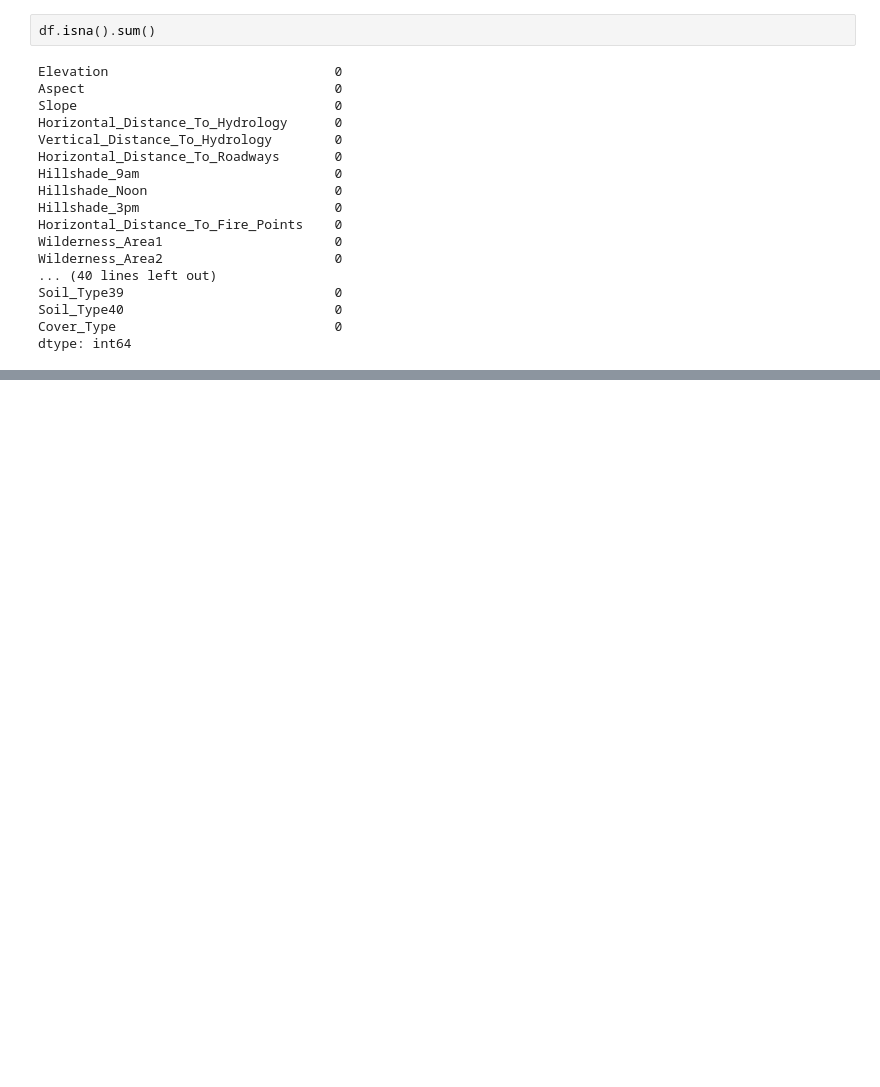
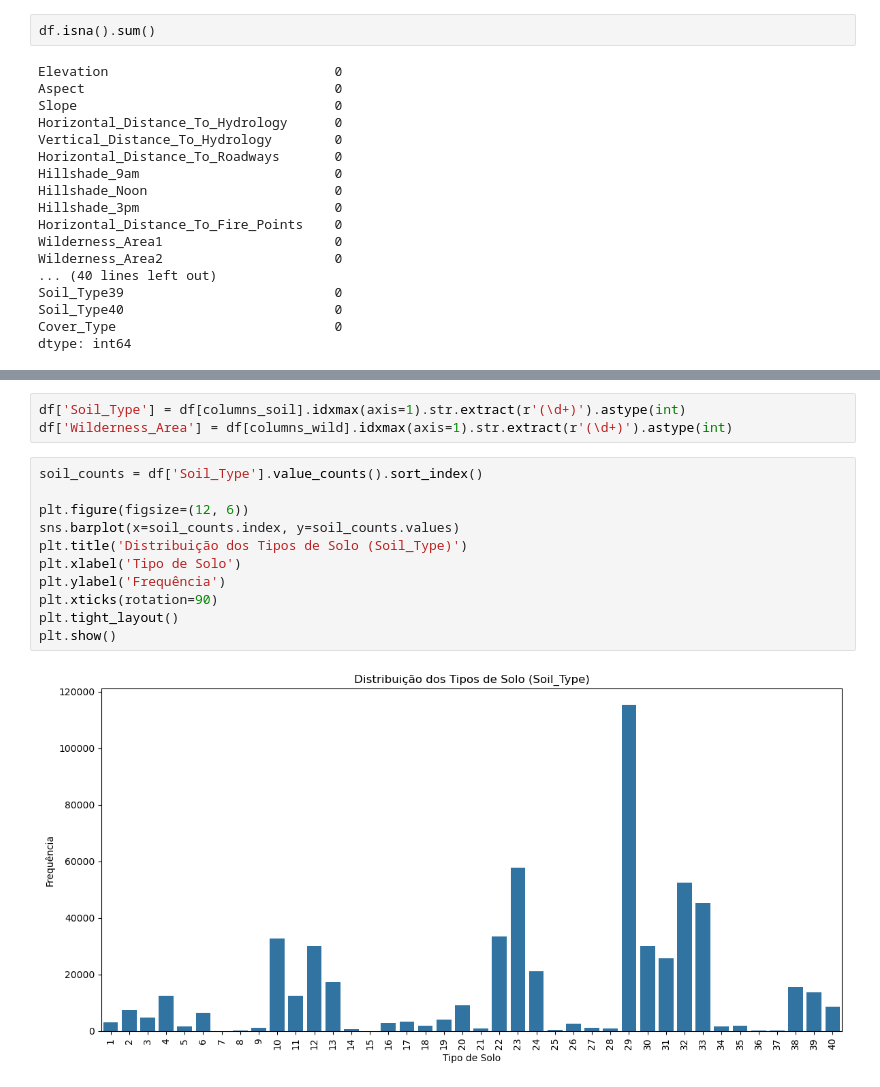
Before and after one commit to DioGS17/RNA-2025, a Jupyter notebook: PP2.2.1 - Conhecendo o Conjunto de Dados.ipynb, the cells around one changed output, grey strips where cells are left out. Drawn from its saved outputs; the diff is of its cells as text; blank space fills up the shorter version.

```diff
--- a/PP2.2.1 - Conhecendo o Conjunto de Dados.ipynb
+++ b/PP2.2.1 - Conhecendo o Conjunto de Dados.ipynb
@@ -134,0 +165,16 @@ plt.plot()
+# %%
+df['Soil_Type'] = df[columns_soil].idxmax(axis=1).str.extract(r'(\d+)').astype(int)
+df['Wilderness_Area'] = df[columns_wild].idxmax(axis=1).str.extract(r'(\d+)').astype(int)
+# %%
+soil_counts = df['Soil_Type'].value_counts().sort_index()
+
+plt.figure(figsize=(12, 6))
+sns.barplot(x=soil_counts.index, y=soil_counts.values)
+plt.title('Distribuição dos Tipos de Solo (Soil_Type)')
+plt.xlabel('Tipo de Solo')
+plt.ylabel('Frequência')
+plt.xticks(rotation=90)
+plt.tight_layout()
+plt.show()
+# %% [output]
+[figure, added]
```
Also changed, not shown: parts of 16 cells of this notebook, 1 other file.
